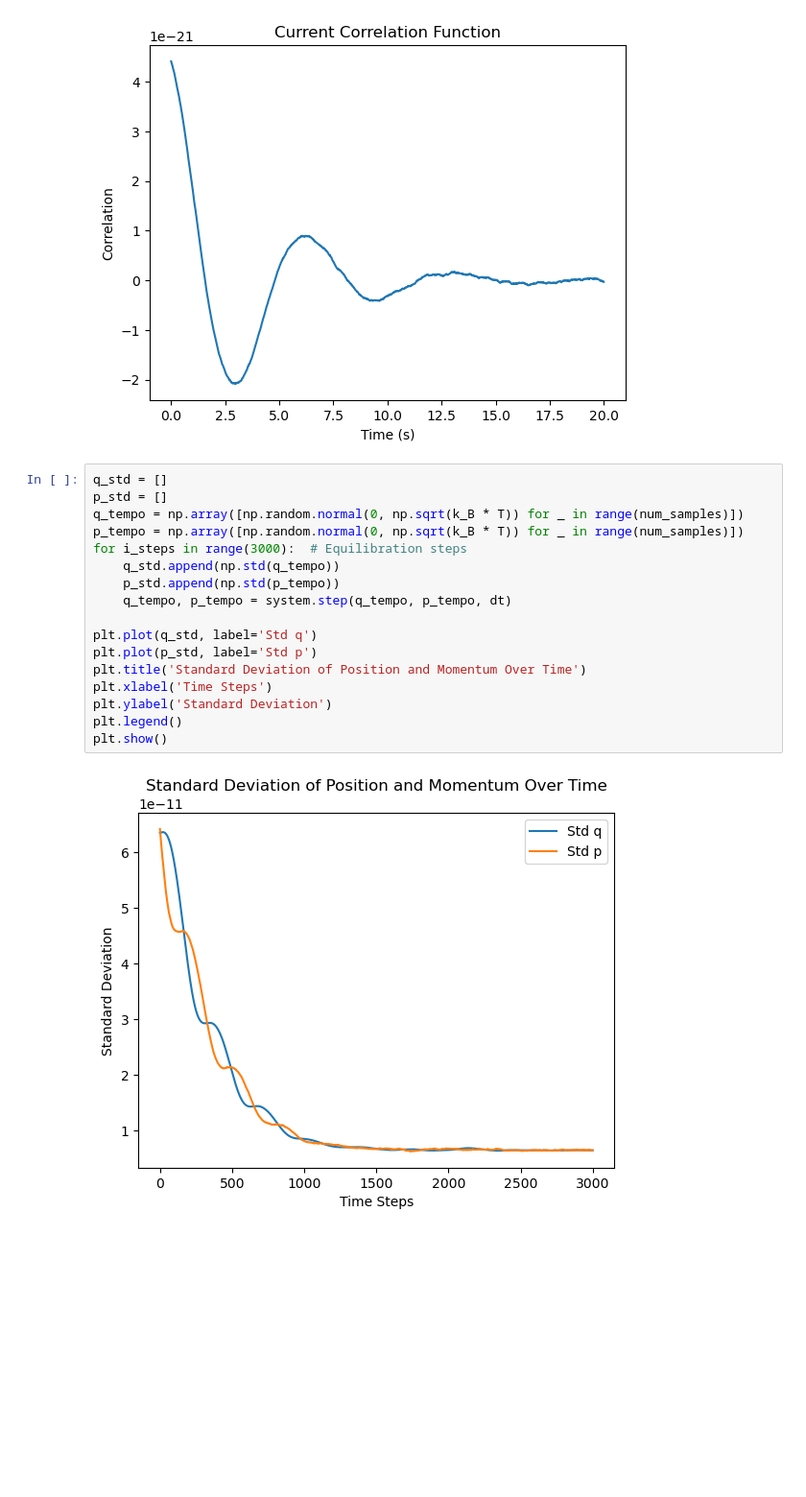
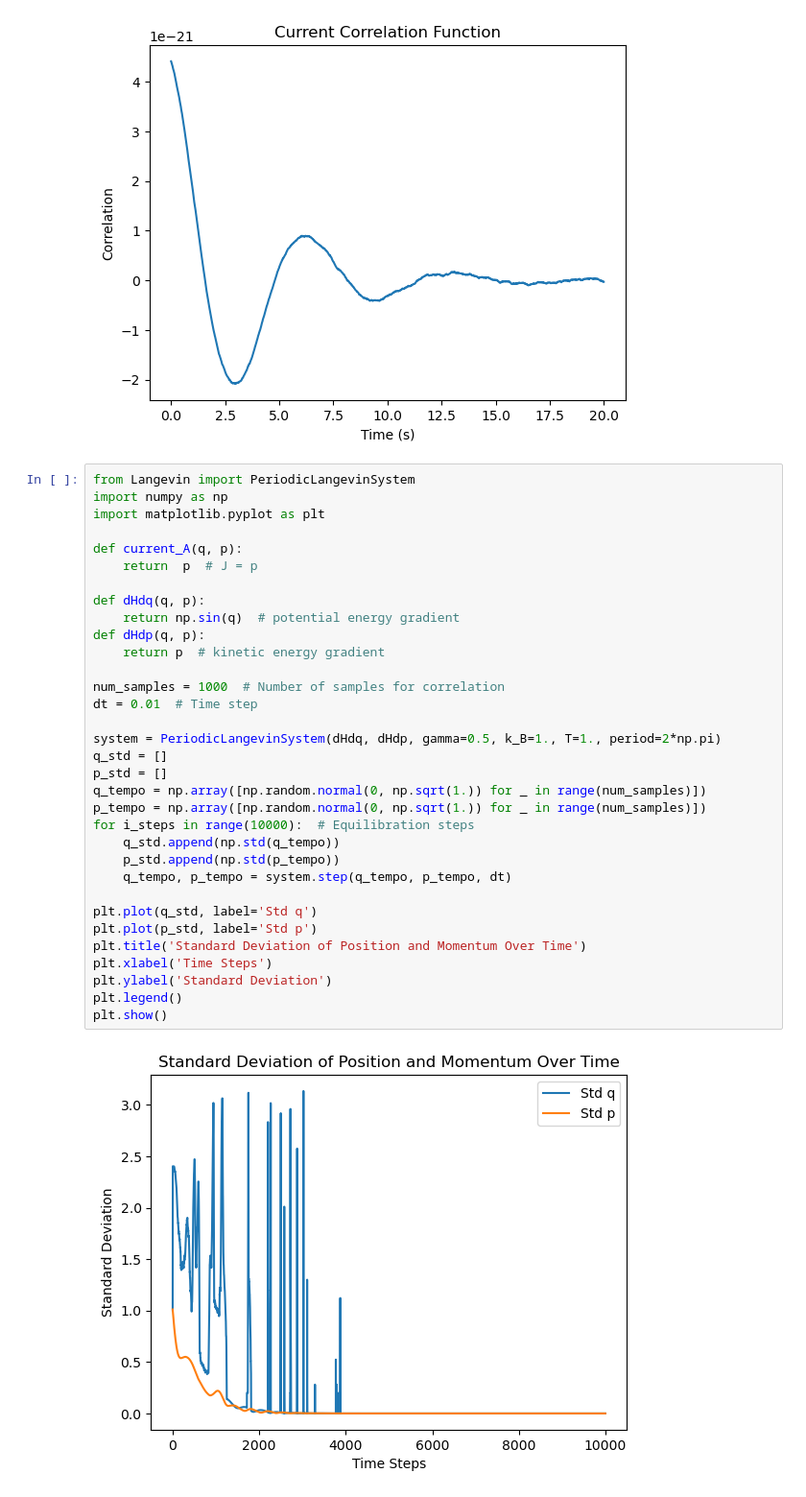
Before and after one commit to zekio1412/simulation, a Jupyter notebook: simulation.ipynb, the cells around one changed output. Shown at 96% size. Saved outputs shown, nothing was run; the diff lists cells and outputs as text; blank space fills up the shorter version.

```diff
--- a/simulation.ipynb
+++ b/simulation.ipynb
@@ -193,21 +193,37 @@ plt.show()
 Integrated correlation (conductivity): 8.7199e-22
 [figure]
 # %%
+from Langevin import PeriodicLangevinSystem
+import numpy as np
+import matplotlib.pyplot as plt
+
+def current_A(q, p):
+    return  p  # J = p
+
+def dHdq(q, p):
+    return np.sin(q)  # potential energy gradient
+def dHdp(q, p):
+    return p  # kinetic energy gradient
+
+num_samples = 1000  # Number of samples for correlation
+dt = 0.01  # Time step
+
+system = PeriodicLangevinSystem(dHdq, dHdp, gamma=0.5, k_B=1., T=1., period=2*np.pi)
 q_std = []
 p_std = []
-q_tempo = np.array([np.random.normal(0, np.sqrt(k_B * T)) for _ in range(num_samples)])
-p_tempo = np.array([np.random.normal(0, np.sqrt(k_B * T)) for _ in range(num_samples)])
-for i_steps in range(3000):  # Equilibration steps
+q_tempo = np.array([np.random.normal(0, np.sqrt(1.)) for _ in range(num_samples)])
+p_tempo = np.array([np.random.normal(0, np.sqrt(1.)) for _ in range(num_samples)])
+for i_steps in range(10000):  # Equilibration steps
     q_std.append(np.std(q_tempo))
     p_std.append(np.std(p_tempo))
     q_tempo, p_tempo = system.step(q_tempo, p_tempo, dt)
 
 plt.plot(q_std, label='Std q')
 plt.plot(p_std, label='Std p')
 plt.title('Standard Deviation of Position and Momentum Over Time')
 plt.xlabel('Time Steps')
 plt.ylabel('Standard Deviation')
 plt.legend()
 plt.show()
 # %% [output]
-[figure, old version]
+[figure, new version]
```
Also changed, not shown: 4 other files.
